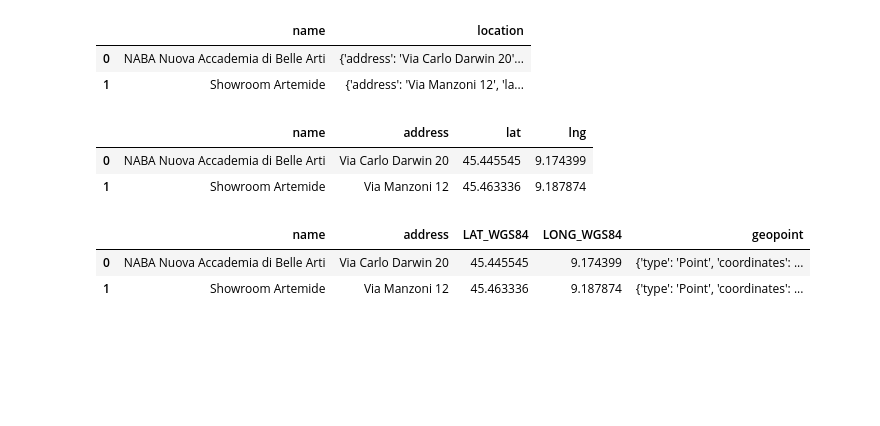
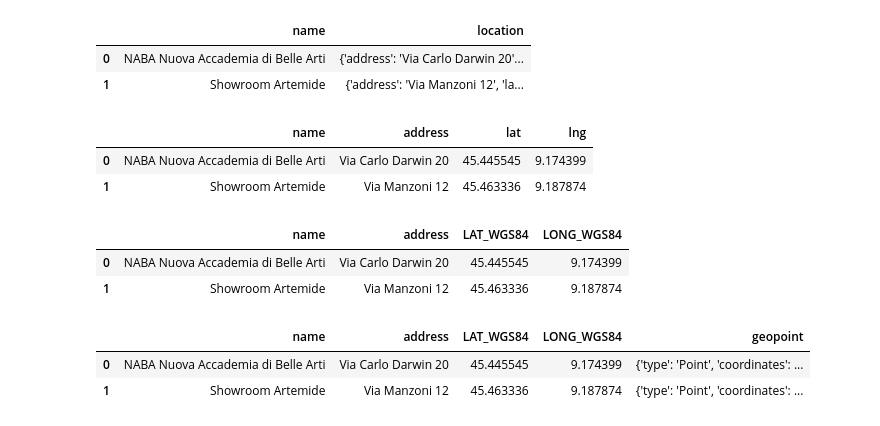
Before and after one commit to must4in3/3-geospartial-data-project, a Jupyter notebook: Analysis and Dataset.ipynb, the cells around one changed output. Saved outputs shown, nothing was run; the diff lists cells and outputs as text; code cells hidden in the pictures; blank space fills up the shorter version.

```diff
--- a/Analysis and Dataset.ipynb
+++ b/Analysis and Dataset.ipynb
@@ -133,7 +138,12 @@ clean_design_company.head(2)
 | 0 | NABA Nuova Accademia di Belle Arti | Via Carlo Darwin 20 | 45.445545 | 9.174399 |
 | 1 | Showroom Artemide | Via Manzoni 12 | 45.463336 | 9.187874 |
 # %%
-clean_design_company= clean_design_company.rename(columns={"lat": "LAT_WGS84", "lng": "LONG_WGS84"}).head(2)
+clean_design_company= clean_design_company.rename(columns={"lat": "LAT_WGS84", "lng": "LONG_WGS84"})
+clean_design_company.head(2)
+# %% [output]
+|  | name | address | LAT_WGS84 | LONG_WGS84 |
+| 0 | NABA Nuova Accademia di Belle Arti | Via Carlo Darwin 20 | 45.445545 | 9.174399 |
+| 1 | Showroom Artemide | Via Manzoni 12 | 45.463336 | 9.187874 |
 # %%
 # para poder lanzar queries en MongoDB se necesita este formato
 # <field>: { type: "Point", coordinates: [ long, lat ] }
```
Also changed, not shown: parts of 51 cells of this notebook, 7 other files.
